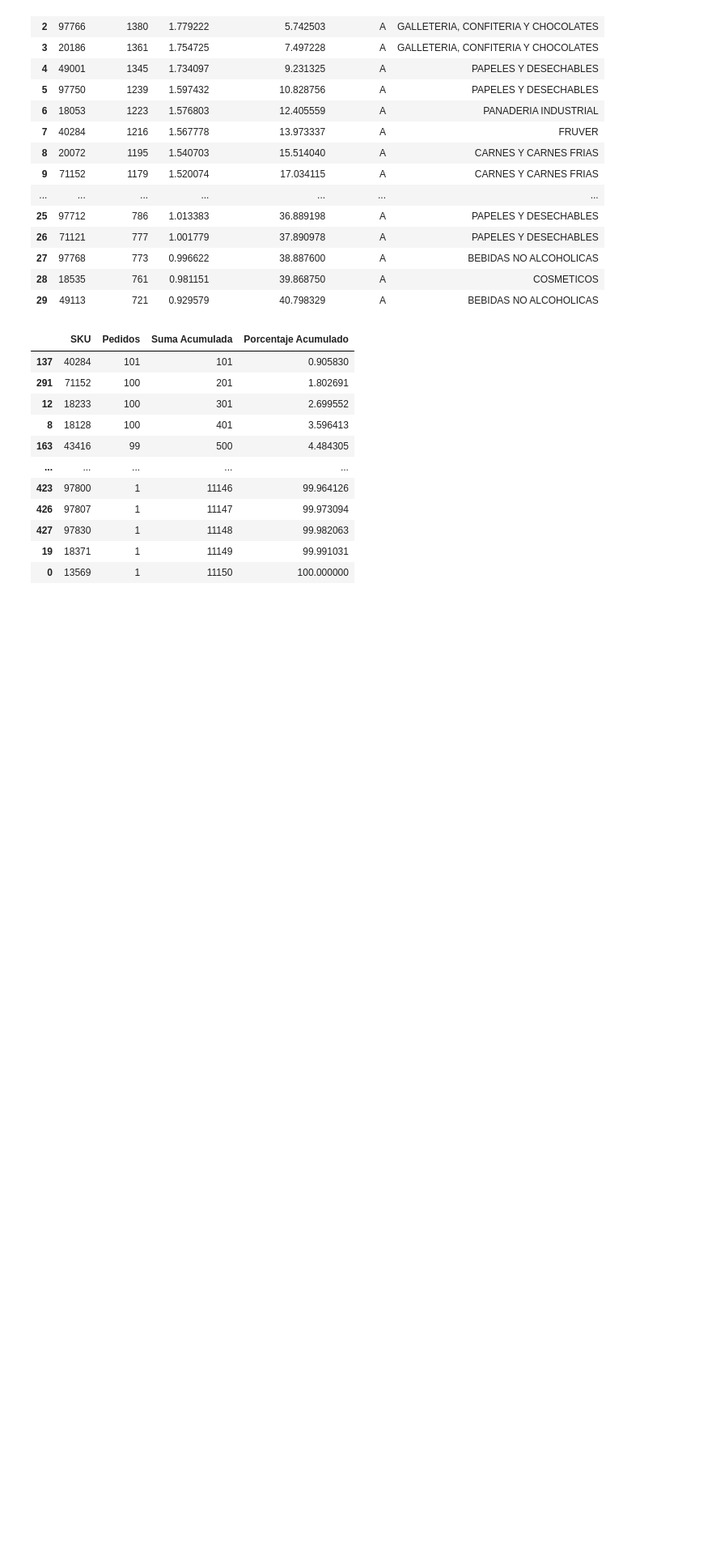
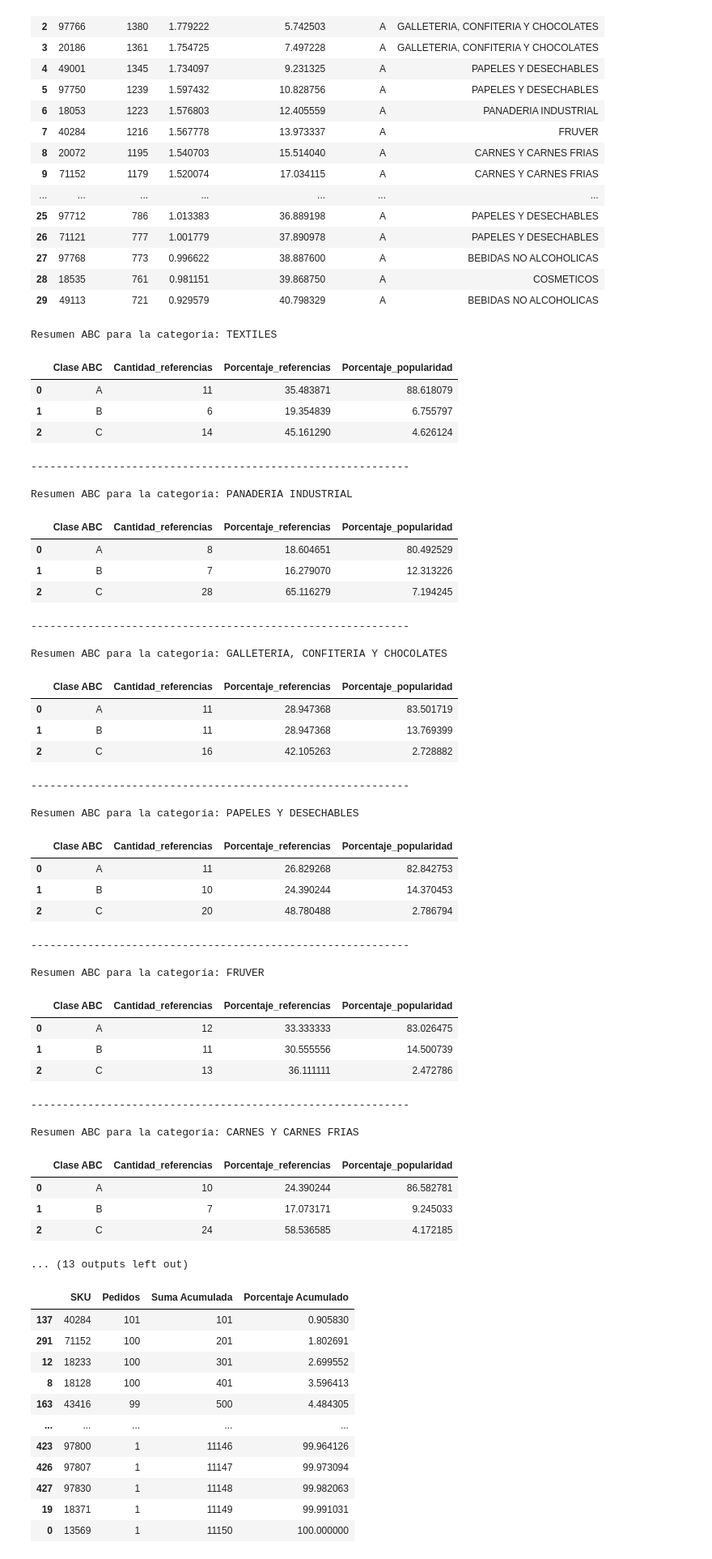
Before and after one commit to ValentinaJimenezTorres/CA_inventarios, a Jupyter notebook: b_exploracion_limpieza.ipynb, the cells around one changed output. Shown at 81% size. Cells and saved outputs as stored; diff of their text form; code cells hidden in the pictures; blank space fills up the shorter version.

```diff
--- a/b_exploracion_limpieza.ipynb
+++ b/b_exploracion_limpieza.ipynb
@@ -343,6 +396,65 @@ abc_popularidad.head(30)
 | 27 | 97768 | 773 | 0.996622 | 38.887600 | A | BEBIDAS NO ALCOHOLICAS |
 | 28 | 18535 | 761 | 0.981151 | 39.868750 | A | COSMETICOS |
 | 29 | 49113 | 721 | 0.929579 | 40.798329 | A | BEBIDAS NO ALCOHOLICAS |
+# %%
+
+categorias = abc_popularidad['Categoría'].unique()
+
+
+for categoria in categorias:
+    df_categoria = abc_popularidad[abc_popularidad['Categoría'] == categoria]
+
+    resumen = df_categoria.groupby('Clase ABC').agg(
+        Cantidad_referencias=('SKU', 'count'),
+        Porcentaje_referencias=('SKU', lambda x: 100 * len(x) / len(df_categoria)),
+        Porcentaje_popularidad=('Frecuencia', lambda x: 100 * x.sum() / df_categoria['Frecuencia'].sum())
+    ).reset_index()
+
+    print(f"Resumen ABC para la categoría: {categoria}")
+    display(resumen)
+    print("\n" + "-"*60 + "\n")
+# %% [output]
+Resumen ABC para la categoría: TEXTILES
+|  | Clase ABC | Cantidad_referencias | Porcentaje_referencias | Porcentaje_popularidad |
+| 0 | A | 11 | 35.483871 | 88.618079 |
+| 1 | B | 6 | 19.354839 | 6.755797 |
+| 2 | C | 14 | 45.161290 | 4.626124 |
+------------------------------------------------------------
+
+Resumen ABC para la categoría: PANADERIA INDUSTRIAL
+|  | Clase ABC | Cantidad_referencias | Porcentaje_referencias | Porcentaje_popularidad |
+| 0 | A | 8 | 18.604651 | 80.492529 |
+| 1 | B | 7 | 16.279070 | 12.313226 |
+| 2 | C | 28 | 65.116279 | 7.194245 |
+------------------------------------------------------------
+
+Resumen ABC para la categoría: GALLETERIA, CONFITERIA Y CHOCOLATES
+|  | Clase ABC | Cantidad_referencias | Porcentaje_referencias | Porcentaje_popularidad |
+| 0 | A | 11 | 28.947368 | 83.501719 |
+| 1 | B | 11 | 28.947368 | 13.769399 |
+| 2 | C | 16 | 42.105263 | 2.728882 |
+------------------------------------------------------------
+
+Resumen ABC para la categoría: PAPELES Y DESECHABLES
+|  | Clase ABC | Cantidad_referencias | Porcentaje_referencias | Porcentaje_popularidad |
+| 0 | A | 11 | 26.829268 | 82.842753 |
+| 1 | B | 10 | 24.390244 | 14.370453 |
+| 2 | C | 20 | 48.780488 | 2.786794 |
+------------------------------------------------------------
+
+Resumen ABC para la categoría: FRUVER
+|  | Clase ABC | Cantidad_referencias | Porcentaje_referencias | Porcentaje_popularidad |
+| 0 | A | 12 | 33.333333 | 83.026475 |
+| 1 | B | 11 | 30.555556 | 14.500739 |
+| 2 | C | 13 | 36.111111 | 2.472786 |
+------------------------------------------------------------
+
+Resumen ABC para la categoría: CARNES Y CARNES FRIAS
+|  | Clase ABC | Cantidad_referencias | Porcentaje_referencias | Porcentaje_popularidad |
+| 0 | A | 10 | 24.390244 | 86.582781 |
+| 1 | B | 7 | 17.073171 | 9.245033 |
+| 2 | C | 24 | 58.536585 | 4.172185 |
+... (13 outputs left out)
 # %%
 #Calcular cuantos pedidos unicos estan asociados a cada SKU y ordenarlos de mayor a menor
 df_salidas['SKU'] = df_salidas['SKU'].astype(str)
```
Also changed, not shown: parts of 5 cells of this notebook.
